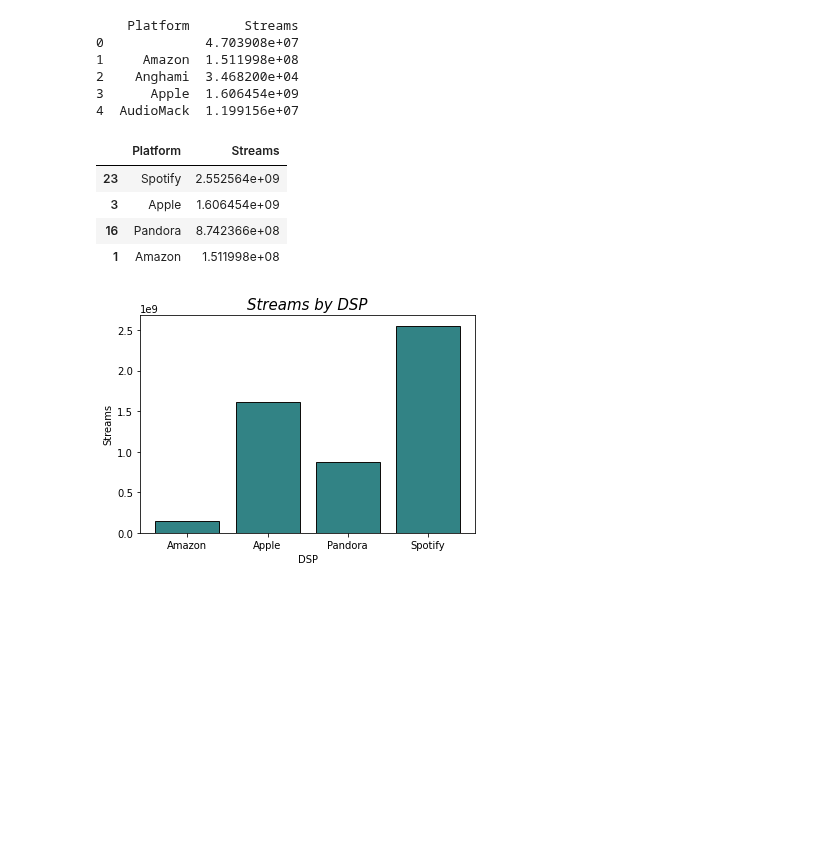
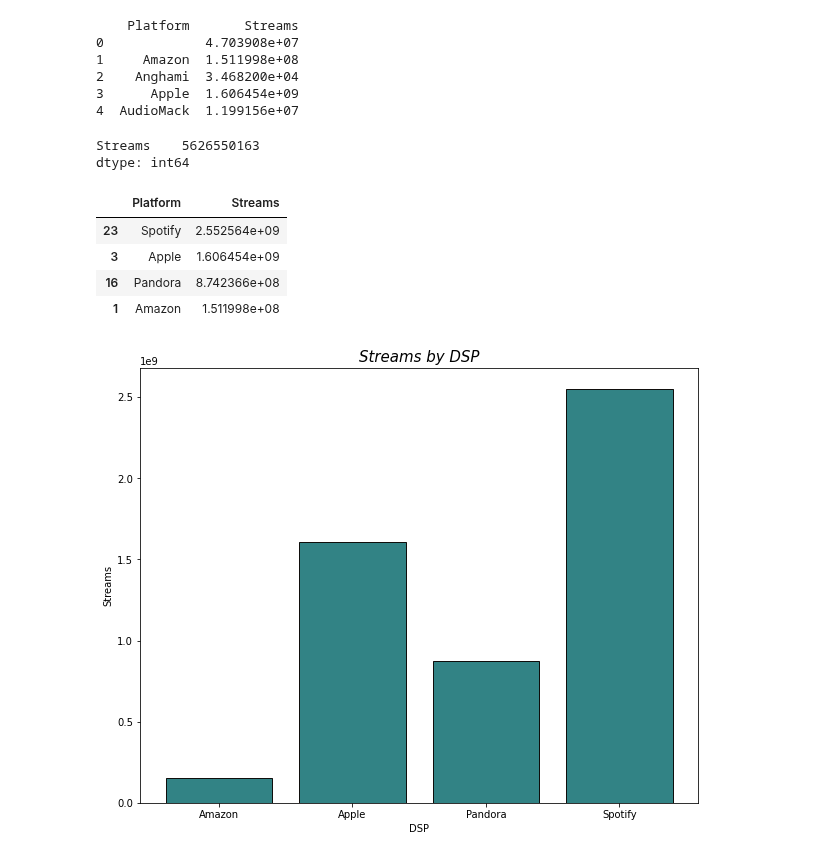
Before and after one commit to NSS-Data-Analytics-Cohort-6/mlc-project-count-dracula, a Jupyter notebook: notebooks/MLC_new.ipynb, the cells around one changed output. Cells and saved outputs as stored; diff of their text form; code cells hidden in the pictures; blank space fills up the shorter version.

Commit message:
latest version with charts

```diff
--- a/notebooks/MLC_new.ipynb
+++ b/notebooks/MLC_new.ipynb
@@ -224,6 +232,11 @@ print(platformstreams.head())
 2    Anghami  3.468200e+04
 3      Apple  1.606454e+09
 4  AudioMack  1.199156e+07
+# %%
+music_df.agg({'Streams':'sum'}) #total streams across all platforms
+# %% [output]
+Streams    5626550163
+dtype: int64
 # %%
 topdsps=platformstreams[platformstreams['Platform'].isin(['Apple','Pandora','Spotify','Amazon'])]
 topdsps.sort_values(by='Streams', ascending=False)
@@ -234,10 +247,12 @@ topdsps.sort_values(by='Streams', ascending=False)
 | 16 | Pandora | 8.742366e+08 |
 | 1 | Amazon | 1.511998e+08 |
 # %%
+plt.subplots(figsize=(10, 8))
 plt.bar(topdsps.Platform, topdsps.Streams, color="#328385", edgecolor="#0f0e0c")
 plt.xlabel('DSP')
 plt.ylabel('Streams')
 plt.title(label='Streams by DSP', fontsize=15, fontstyle='oblique')
+plt.fig.patch.set_alpha(0.7)
 plt.show()
 # %% [output]
-[figure, old version]
+[figure, new version]
```
Also changed, not shown: parts of 3 cells of this notebook.
